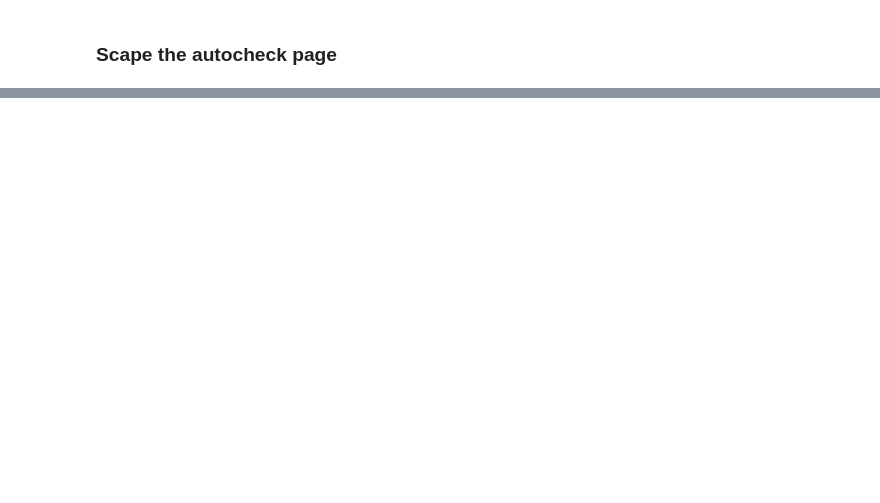
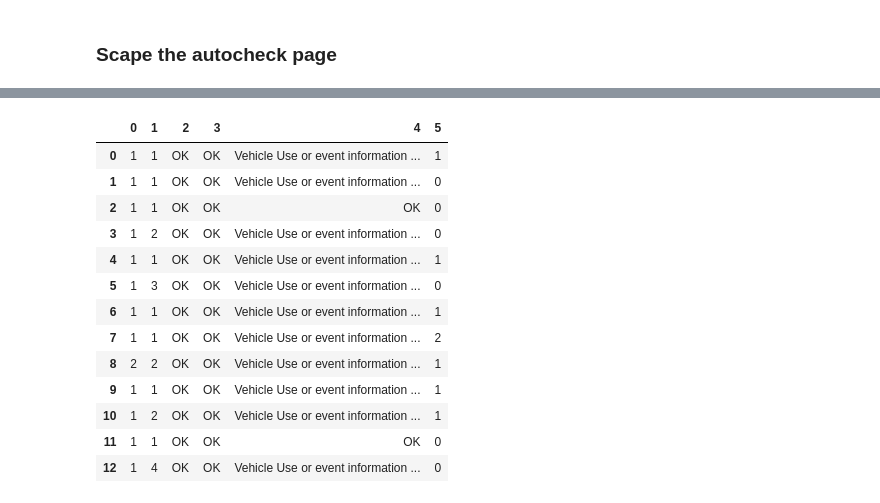
Before and after one commit to leomaxx/metiswork, a Jupyter notebook: project/project2_luther/scrape_carmax_qing0001.ipynb, the cells around one changed output, grey strips where cells are left out. Drawn from its saved outputs; the diff is of its cells as text; code cells hidden in the pictures; blank space fills up the shorter version.

```diff
--- a/project/project2_luther/scrape_carmax_qing0001.ipynb
+++ b/project/project2_luther/scrape_carmax_qing0001.ipynb
@@ -299,0 +263,19 @@ soup = BeautifulSoup(URL, 'html5lib')
+# %%
+link_lists = [
+ 'https://www.carmax.com/car/15165784',
+ 'https://www.carmax.com/car/15210066',
+ 'https://www.carmax.com/car/15824549',
+ 'https://www.carmax.com/car/15867329',
+ 'https://www.carmax.com/car/15380380',
+ 'https://www.carmax.com/car/15867035',
+ 'https://www.carmax.com/car/15944508',
+ 'https://www.carmax.com/car/16169822',
+ 'https://www.carmax.com/car/15086949',
+ 'https://www.carmax.com/car/15585428',
+ 'https://www.carmax.com/car/15895613',
+ 'https://www.carmax.com/car/15777631',
+ 'https://www.carmax.com/car/16057238']
+# %%
+car_id = [x.split("/")[-1] for x in link_lists]
+# %%
+car_history = ["https://www.carmax.com/car/"+element+"/vehicle-history" for element in car_id]
@@ -299,0 +340,19 @@ soup = BeautifulSoup(URL, 'html5lib')
+# %%
+result = get_carhistory(car_history)
+# %%
+pd.DataFrame(result)
+# %% [output]
+|  | 0 | 1 | 2 | 3 | 4 | 5 |
+| 0 | 1 | 1 | OK | OK | Vehicle Use or event information ... | 1 |
+| 1 | 1 | 1 | OK | OK | Vehicle Use or event information ... | 0 |
+| 2 | 1 | 1 | OK | OK | OK | 0 |
+| 3 | 1 | 2 | OK | OK | Vehicle Use or event information ... | 0 |
+| 4 | 1 | 1 | OK | OK | Vehicle Use or event information ... | 1 |
+| 5 | 1 | 3 | OK | OK | Vehicle Use or event information ... | 0 |
+| 6 | 1 | 1 | OK | OK | Vehicle Use or event information ... | 1 |
+| 7 | 1 | 1 | OK | OK | Vehicle Use or event information ... | 2 |
+| 8 | 2 | 2 | OK | OK | Vehicle Use or event information ... | 1 |
+| 9 | 1 | 1 | OK | OK | Vehicle Use or event information ... | 1 |
+| 10 | 1 | 2 | OK | OK | Vehicle Use or event information ... | 1 |
+| 11 | 1 | 1 | OK | OK | OK | 0 |
+| 12 | 1 | 4 | OK | OK | Vehicle Use or event information ... | 0 |
```
Also changed, not shown: parts of 56 cells of this notebook, 28 other files.
